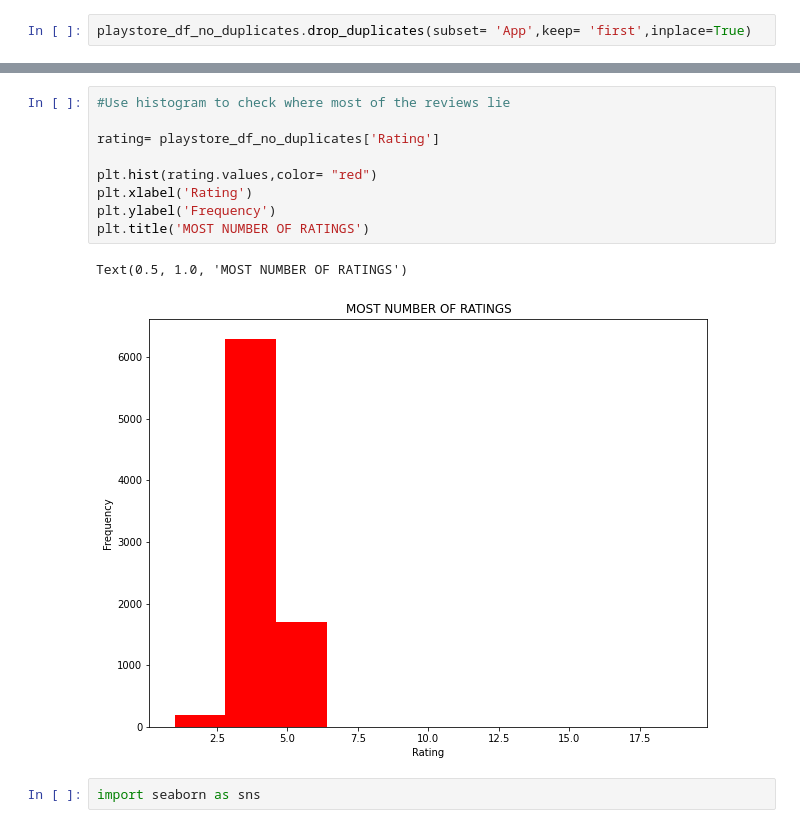
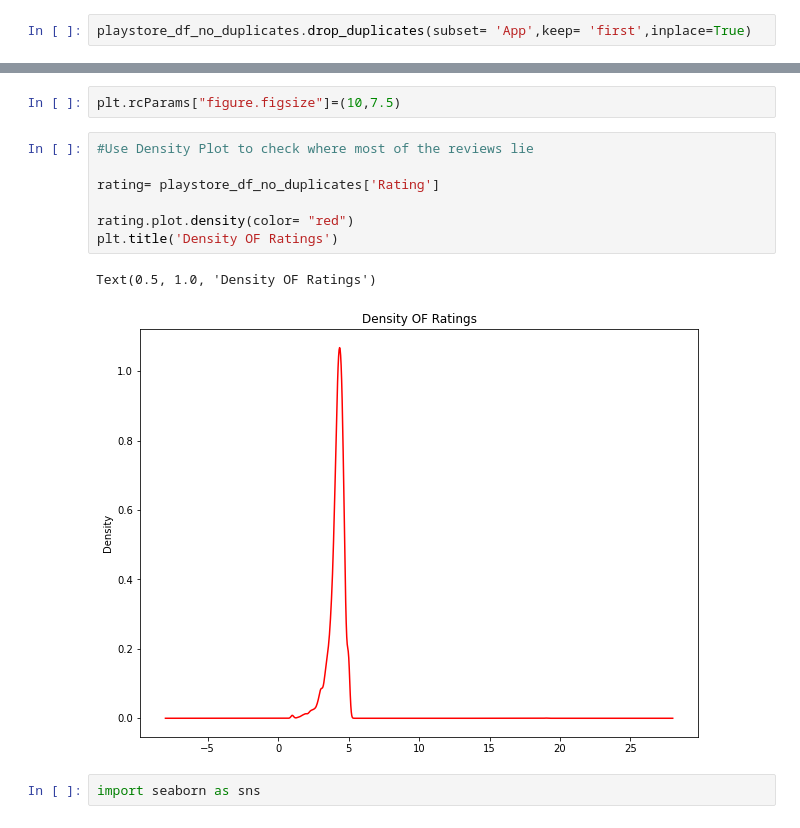
Before and after one commit to sspaulc/EDA--ABTN0105-Play-Store-App-Review-Analysis, a Jupyter notebook: Sanchita_Paul_Play_Store_App_Review_Analysis_[ABTN0105]_Capstone_Project.ipynb, the cells around one changed output, grey strips where cells are left out. Drawn from its saved outputs; the diff is of its cells as text.

```diff
--- a/Sanchita_Paul_Play_Store_App_Review_Analysis_[ABTN0105]_Capstone_Project.ipynb
+++ b/Sanchita_Paul_Play_Store_App_Review_Analysis_[ABTN0105]_Capstone_Project.ipynb
@@ -133,15 +118,15 @@ memory usage: 2.5+ MB
+# %%
+plt.rcParams["figure.figsize"]=(10,7.5)
 # %%
-#Use histogram to check where most of the reviews lie
+#Use Density Plot to check where most of the reviews lie
 
 rating= playstore_df_no_duplicates['Rating']
 
-plt.hist(rating.values,color= "red")
-plt.xlabel('Rating')
-plt.ylabel('Frequency')
-plt.title('MOST NUMBER OF RATINGS')
+rating.plot.density(color= "red")
+plt.title('Density OF Ratings')
 # %% [output]
-Text(0.5, 1.0, 'MOST NUMBER OF RATINGS')
+Text(0.5, 1.0, 'Density OF Ratings')
-[figure, old version]
+[figure, new version]
 # %%
 import seaborn as sns
 # %%
```
Also changed, not shown: parts of 45 cells of this notebook.
